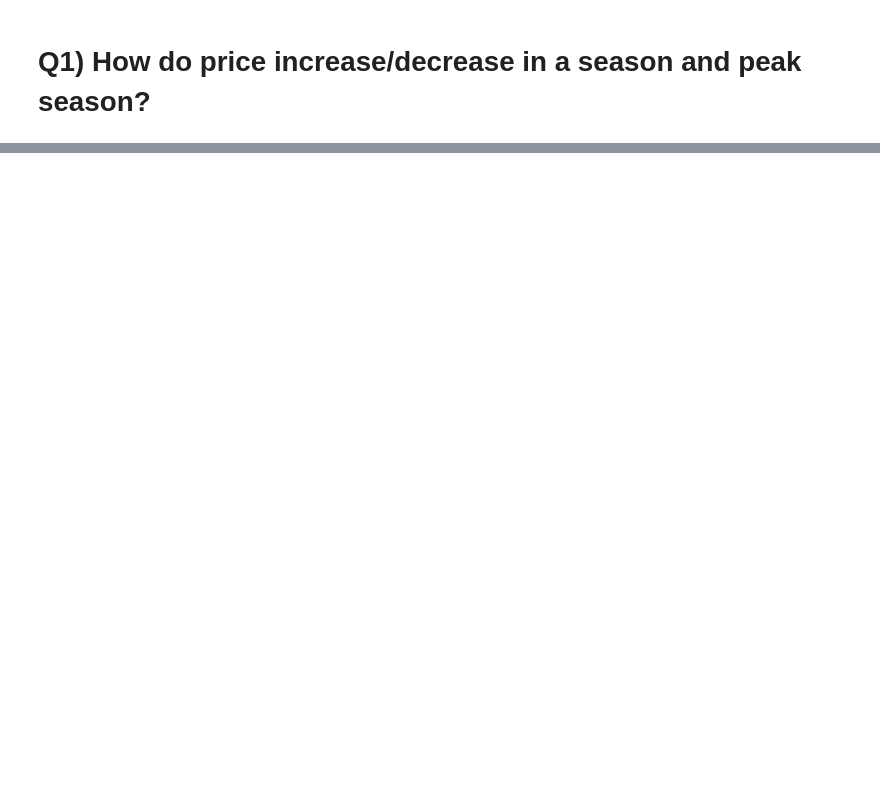
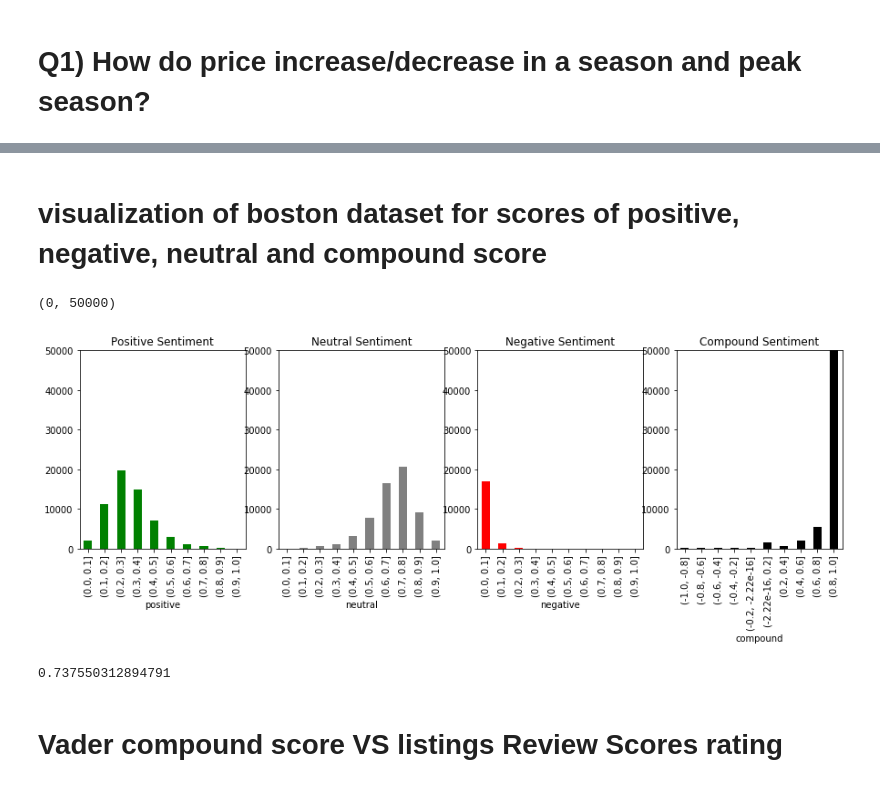
Before and after one commit to kowshik226/project1, a Jupyter notebook: boston_seattle.ipynb, the cells around one changed output, grey strips where cells are left out. Drawn from its saved outputs; the diff is of its cells as text; code cells hidden in the pictures; blank space fills up the shorter version.

```diff
--- a/boston_seattle.ipynb
+++ b/boston_seattle.ipynb
@@ -713,0 +419,54 @@ bos_cal_1.groupby(['year','month'])[['price']].mean().plot(kind='bar')
+# %%
+# We will remove all non-english reviews
+
+def review_preprocessing(reviews):
+    """
+    Preprocessing of reviews airbnb dataframe
+    input: dataframe of airbnb reviews
+    output: dataframe with language column added, limited to rows with reviews in english
+    """
+
+    df = reviews.dropna(subset=['comments']).copy()
+    df['language'] = df['comments'].apply(safe_detect)
+    return df[df['language']=='en']
+# %%
+# This will take some time, better to save the files once done
+rv_boston = review_preprocessing(bos_rev)
+rv_boston.to_csv('boston_prep_reviews.csv')
+# %%
+# Using the model
+# We add the polarity scores from Vader to the reviews datasets
+analyser = SentimentIntensityAnalyzer()
+boston_scores = [[d['neg'], d['neu'], d['pos'], d['compound']] for d in rv_boston.comments.apply(analyser.polarity_scores)]
+rv_boston = pd.concat([rv_boston, pd.DataFrame(data = boston_scores, columns=['negative', 'neutral', 'positive', 'compound'])],
+                                           axis=1)
+# %% [markdown]
+# visualization of boston dataset for scores of positive, negative, neutral and compound score
+# %%
+# Distributions for Boston
+plt.figure(figsize=(15,4))
+plt.subplot(1,4,1)
+rv_boston.groupby(pd.cut(rv_boston["positive"], np.arange(0, 1.1, 0.1))).listing_id.count().plot(kind='bar', color='green')
+plt.title('Positive Sentiment')
+plt.ylim(0,50000)
+plt.subplot(1,4,2)
+rv_boston.groupby(pd.cut(rv_boston["neutral"], np.arange(0, 1.1, 0.1))).listing_id.count().plot(kind='bar', color='grey')
+plt.title('Neutral Sentiment')
+plt.ylim(0,50000)
+plt.subplot(1,4,3)
+rv_boston.groupby(pd.cut(rv_boston["negative"], np.arange(0, 1.1, 0.1))).listing_id.count().plot(kind='bar', color='red')
+plt.title('Negative Sentiment')
+plt.ylim(0,50000)
+plt.subplot(1,4,4)
+rv_boston.groupby(pd.cut(rv_boston["compound"], np.arange(-1.0, 1.1, 0.2))).listing_id.count().plot(kind='bar', color='black')
+plt.title('Compound Sentiment');
+plt.ylim(0,50000)
+# %% [output]
+(0, 50000)
+[figure, added]
+# %%
+print(rv_boston[rv_boston["compound"]>0.8].listing_id.count()/rv_boston.shape[0])
+# %% [output]
+0.737550312894791
+# %% [markdown]
+# Vader compound score VS listings Review Scores rating
```
Also changed, not shown: parts of 102 cells of this notebook, 8 other files.
